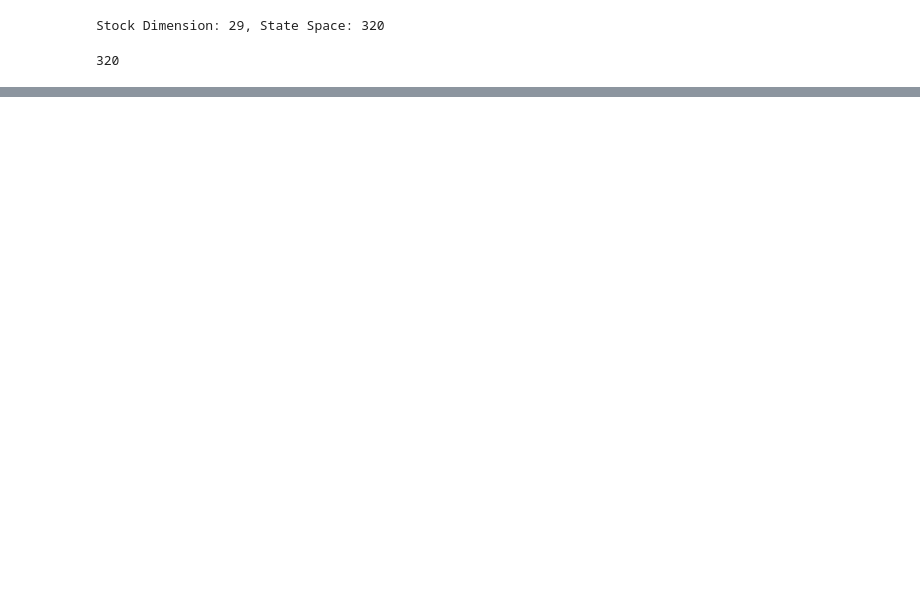
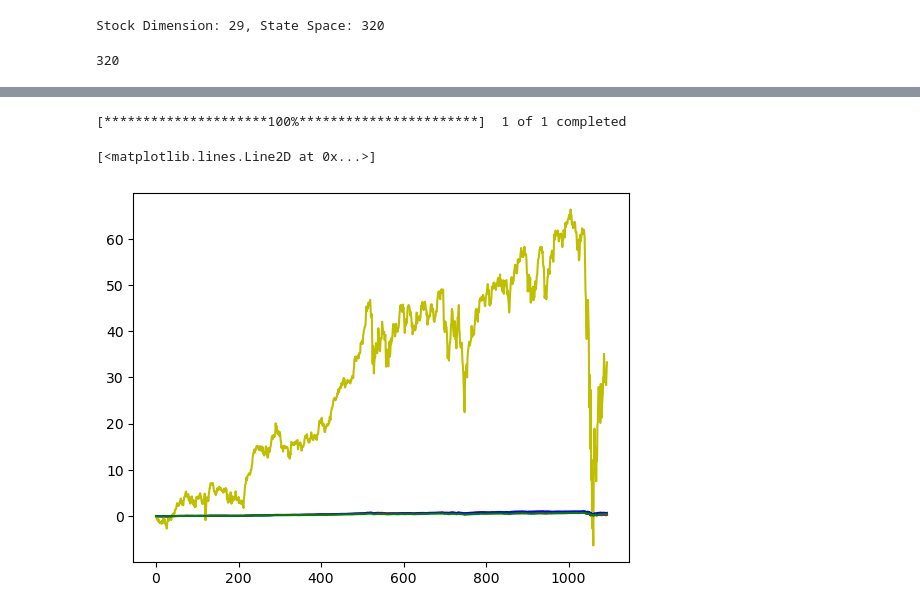
Before and after one commit to CodeArchitecture/Tradeking, a Jupyter notebook: main.ipynb, the cells around one changed output, grey strips where cells are left out. Saved outputs shown, nothing was run; the diff lists cells and outputs as text; code cells hidden in the pictures; blank space fills up the shorter version.

```diff
--- a/main.ipynb
+++ b/main.ipynb
@@ -140,0 +86,18 @@ TypeError: StockPortfolioEnv.__init__() got an unexpected keyword argument 'hmax
+# %%
+from data.yahoodownloader import YahooDownloader
+baseline_df = YahooDownloader(start_date=DATE_SPLIT['TRADE_START_DATE'],
+                              end_date=DATE_SPLIT['TRADE_END_DATE'], ticker_list=["^DJI"]).fetch_data()
+import matplotlib.pyplot as plt
+%matplotlib inline
+asset_value_a2c = pd.read_csv('results/return_rate_a2c.csv',index_col=0)
+asset_value_ppo = pd.read_csv('results/return_rate_ppo.csv',index_col=0)
+asset_value_ddpg = pd.read_csv('results/return_rate_ddpg.csv',index_col=0)
+
+plt.plot(asset_value_a2c['0'].values,'r')
+plt.plot(asset_value_ppo['0'].values,'y')
+plt.plot(asset_value_ddpg['0'].values,'b')
+plt.plot(baseline_df.close.values/baseline_df.close[0]-1,'g')
+# %% [output]
+[*********************100%***********************]  1 of 1 completed
+[<matplotlib.lines.Line2D at 0x...>]
+[figure, added]
```
Also changed, not shown: parts of 8 cells of this notebook, 13 other files.
